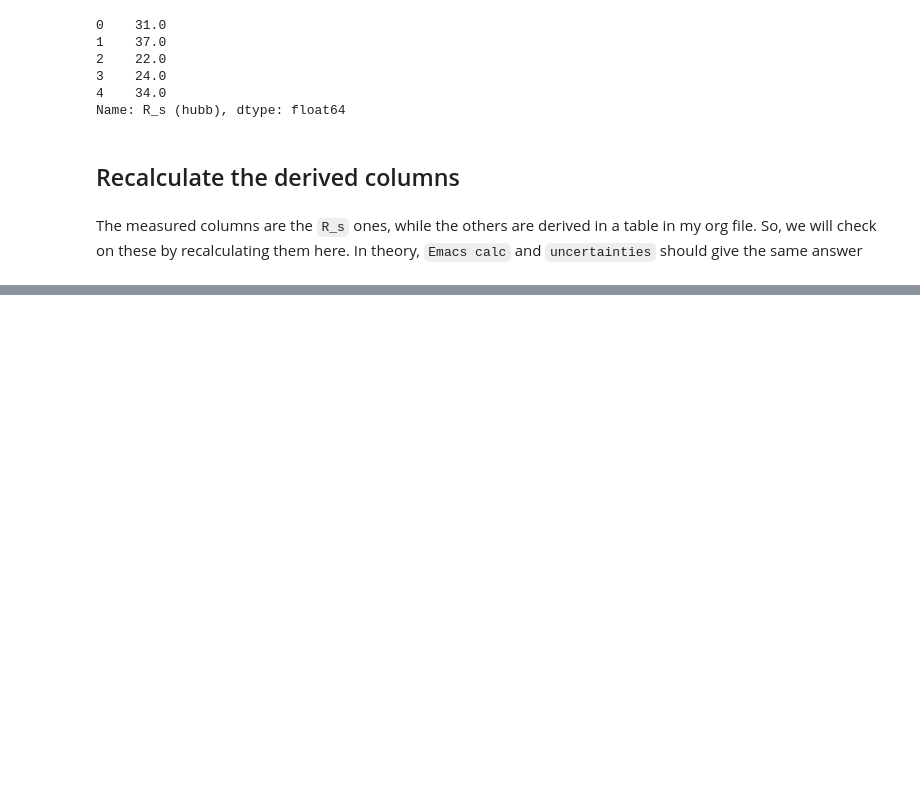
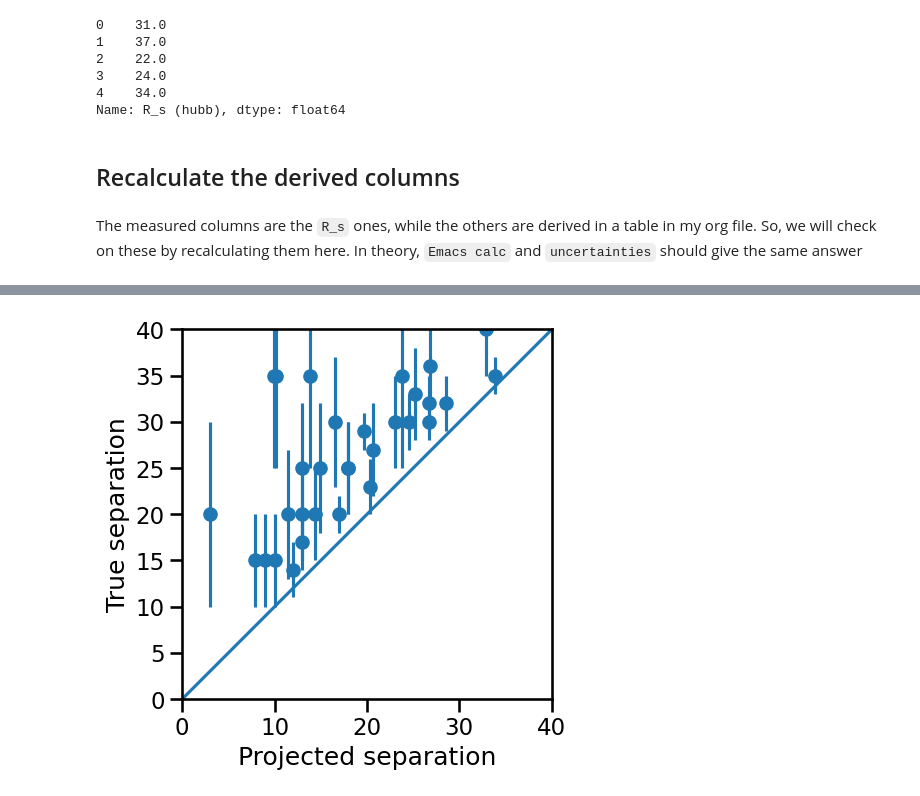
Before and after one commit to will-henney/globule-seminario, a Jupyter notebook: m1-67/knot-notebooks-will/knot-groups-kinematics.ipynb, the cells around one changed output, grey strips where cells are left out. Cells and saved outputs as stored; diff of their text form; code cells hidden in the pictures; blank space fills up the shorter version.

```diff
--- a/m1-67/knot-notebooks-will/knot-groups-kinematics.ipynb
+++ b/m1-67/knot-notebooks-will/knot-groups-kinematics.ipynb
@@ -158,0 +190,18 @@ ax.set_aspect("equal")
+# %%
+fig, ax = plt.subplots()
+x = df["R_proj"]
+y = unumpy.nominal_values(df["R_s (const)"])
+dy = unumpy.std_devs(df["R_s (const)"])
+ax.scatter(x, y)
+ax.errorbar(x, y, yerr=dy, fmt="none")
+ax.plot([0, 40], [0, 40], "-")
+ax.set(
+    xlabel="Projected separation",
+    ylabel="True separation",
+    xlim=[0, 40],
+    ylim=[0, 40],
+)
+ax.set_aspect("equal")
+...;
+# %% [output]
+[figure, added]
```
Also changed, not shown: parts of 10 cells of this notebook, 4 other files.
